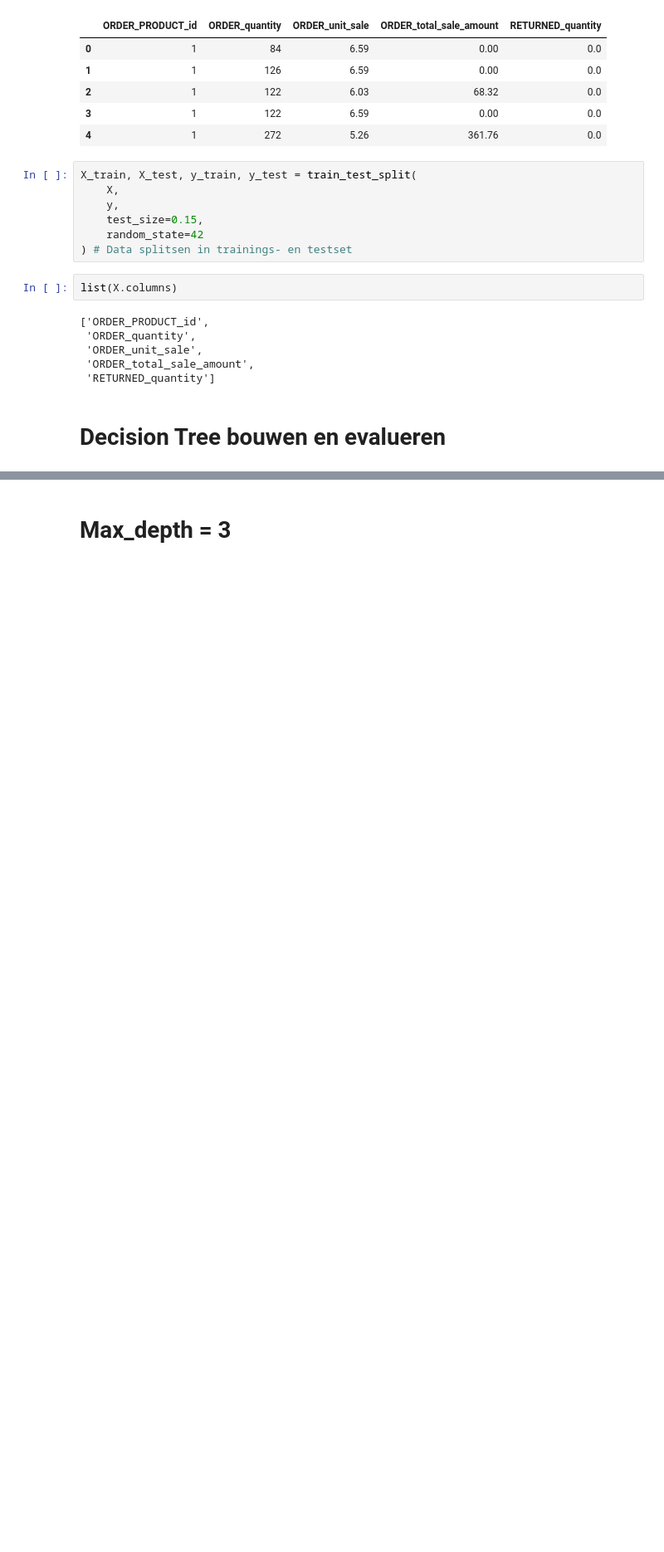
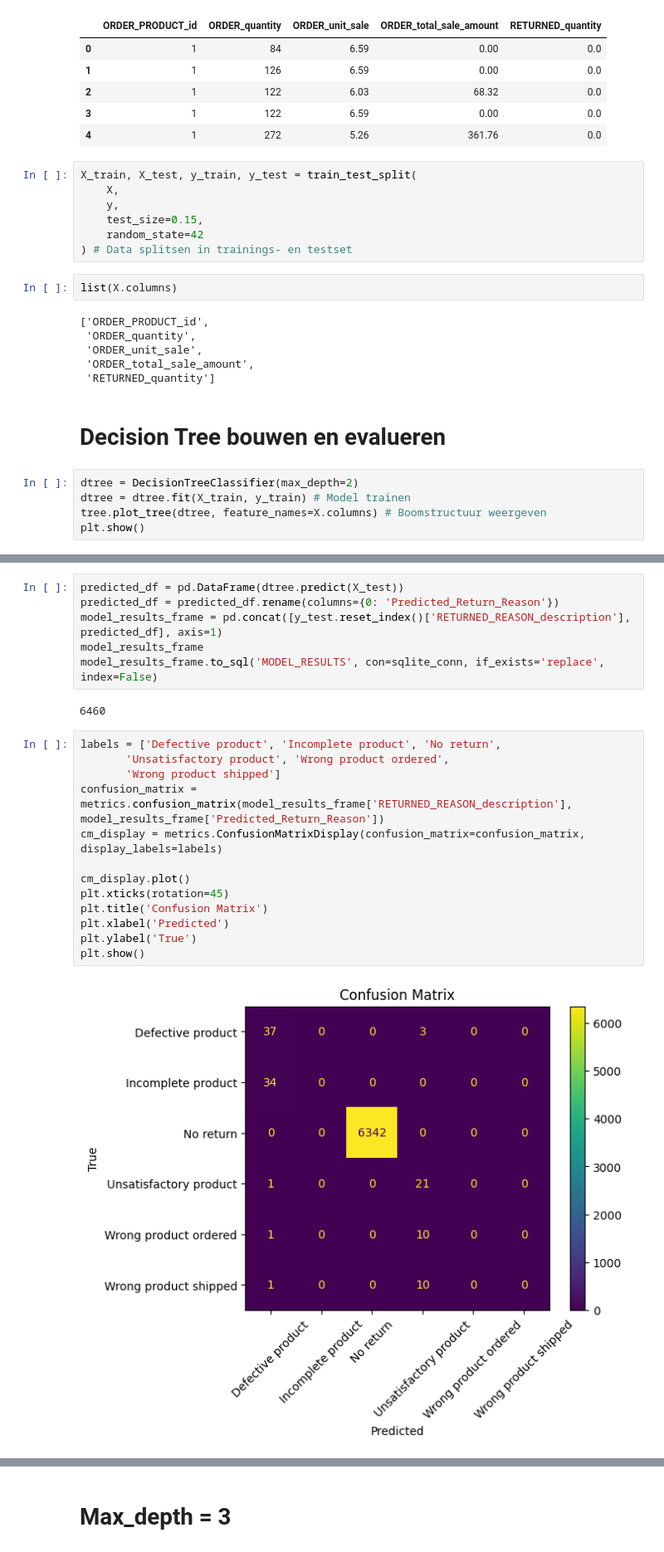
Before and after one commit to NoahGram/Johari_Venster, a Jupyter notebook: week_8/src/PR8-2.ipynb, the cells around one changed output, grey strips where cells are left out. Shown at 83% size. Saved outputs shown, nothing was run; the diff lists cells and outputs as text; blank space fills up the shorter version.

```diff
--- a/week_8/src/PR8-2.ipynb
+++ b/week_8/src/PR8-2.ipynb
@@ -124,3 +118,8 @@ list(X.columns)
  'RETURNED_quantity']
 # %% [markdown]
 # Decision Tree bouwen en evalueren
+# %%
+dtree = DecisionTreeClassifier(max_depth=2)
+dtree = dtree.fit(X_train, y_train) # Model trainen
+tree.plot_tree(dtree, feature_names=X.columns) # Boomstructuur weergeven
+plt.show()
@@ -126,0 +128,23 @@ list(X.columns)
+# %%
+predicted_df = pd.DataFrame(dtree.predict(X_test))
+predicted_df = predicted_df.rename(columns={0: 'Predicted_Return_Reason'})
+model_results_frame = pd.concat([y_test.reset_index()['RETURNED_REASON_description'], predicted_df], axis=1)
+model_results_frame
+model_results_frame.to_sql('MODEL_RESULTS', con=sqlite_conn, if_exists='replace', index=False)
+# %% [output]
+6460
+# %%
+labels = ['Defective product', 'Incomplete product', 'No return',
+       'Unsatisfactory product', 'Wrong product ordered',
+       'Wrong product shipped']
+confusion_matrix = metrics.confusion_matrix(model_results_frame['RETURNED_REASON_description'], model_results_frame['Predicted_Return_Reason'])
+cm_display = metrics.ConfusionMatrixDisplay(confusion_matrix=confusion_matrix, display_labels=labels)
+
+cm_display.plot()
+plt.xticks(rotation=45)
+plt.title('Confusion Matrix')
+plt.xlabel('Predicted')
+plt.ylabel('True')
+plt.show()
+# %% [output]
+[figure, added]
```
Also changed, not shown: parts of 14 cells of this notebook, 1 other file.
